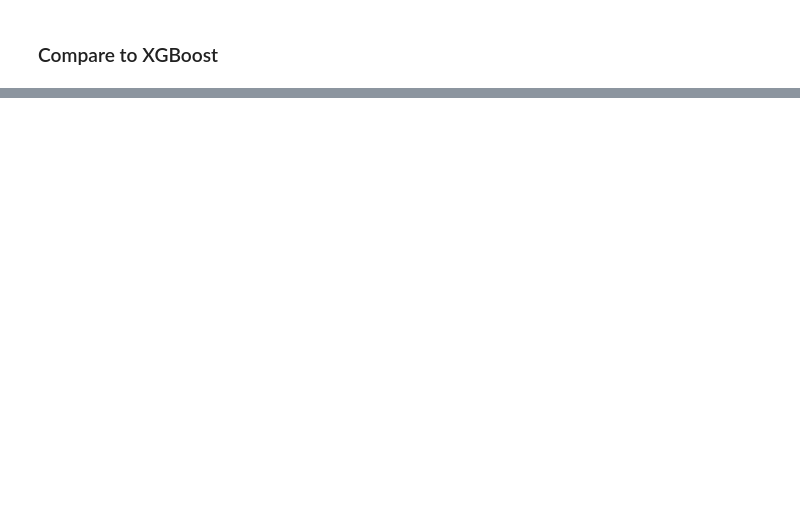
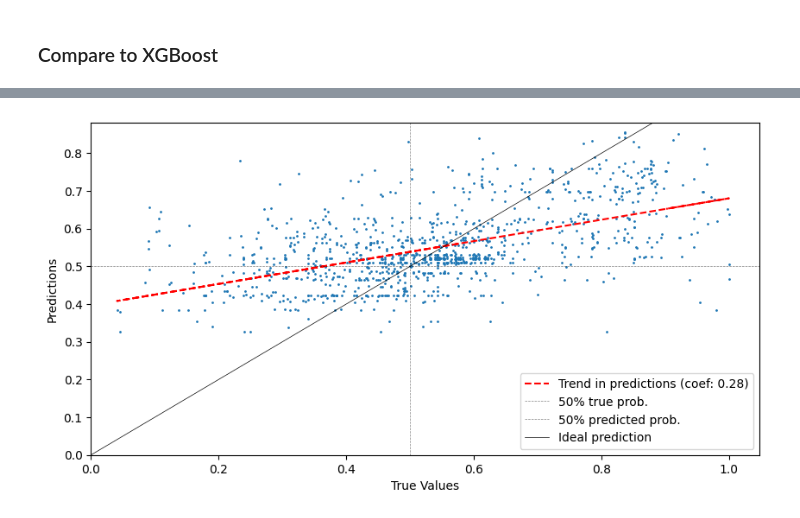
Before and after one commit to tjespe/texas-holdem-ai, a Jupyter notebook: hidden_state_model/notebooks/prob_model.ipynb, the cells around one changed output, grey strips where cells are left out. Saved outputs shown, nothing was run; the diff lists cells and outputs as text; code cells hidden in the pictures; blank space fills up the shorter version.

```diff
--- a/hidden_state_model/notebooks/prob_model.ipynb
+++ b/hidden_state_model/notebooks/prob_model.ipynb
@@ -408,0 +424,19 @@ MAPE: 31.30%
+# %%
+# Plot predictions vs actual
+fig, ax = plt.subplots(figsize=(10, 5))
+plt.scatter(y_test, y_pred, s=1)
+# Plot a trend line
+z = np.polyfit(y_test, y_pred, 1)
+p = np.poly1d(z)
+plt.plot(y_test, p(y_test), "r--", label=f"Trend in predictions (coef: {z[0]:.2f})")
+plt.axvline(x=0.5, color="black", linestyle="--", alpha=0.5, linewidth=0.5, label="50% true prob.")
+plt.axhline(y=0.5, color="black", linestyle="--", alpha=0.5, linewidth=0.5, label="50% predicted prob.")
+plt.xlabel("True Values")
+plt.ylabel("Predictions")
+plt.xlim([0, plt.xlim()[1]])
+plt.ylim([0, plt.ylim()[1]])
+_ = plt.plot([-100, 100], [-100, 100], color="black", linewidth=0.5, label="Ideal prediction")
+plt.legend()
+plt.show()
+# %% [output]
+[figure, added]
```
Also changed, not shown: parts of 11 cells of this notebook, 5 other files.
